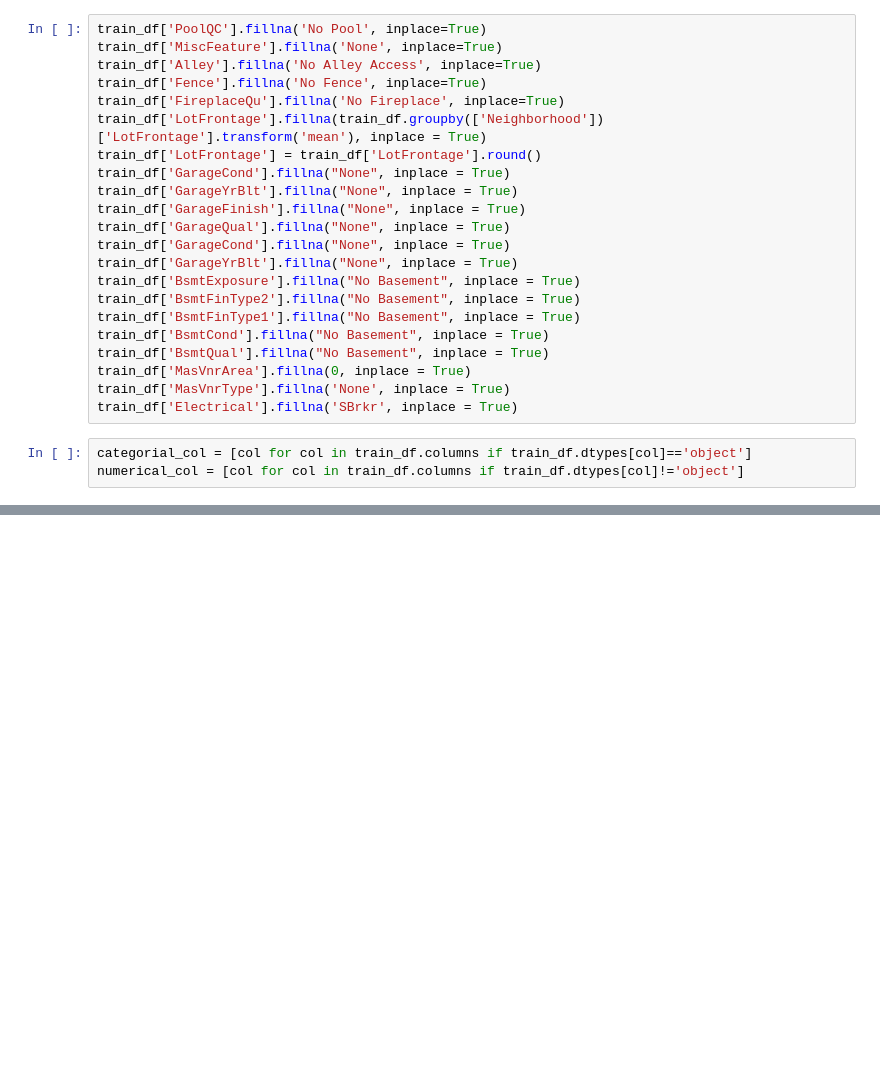
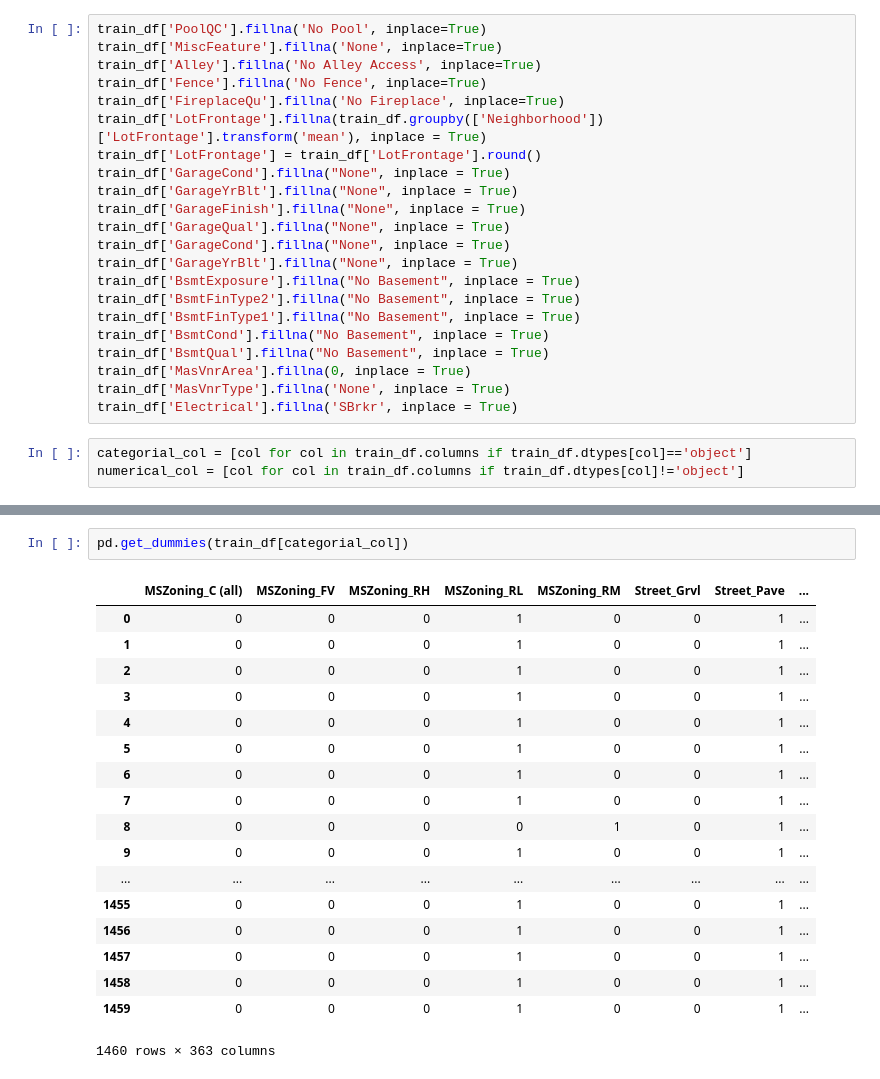
Before and after one commit to brucechyi/DataNerds, a Jupyter notebook: Project.ipynb, the cells around one changed output, grey strips where cells are left out. Saved outputs shown, nothing was run; the diff lists cells and outputs as text; blank space fills up the shorter version.

```diff
--- a/Project.ipynb
+++ b/Project.ipynb
@@ -140,0 +140,21 @@ categorial_col
+# %%
+pd.get_dummies(train_df[categorial_col])
+# %% [output]
+|  | MSZoning_C (all) | MSZoning_FV | MSZoning_RH | MSZoning_RL | MSZoning_RM | Street_Grvl | Street_Pave | ... |
+| 0 | 0 | 0 | 0 | 1 | 0 | 0 | 1 | ... |
+| 1 | 0 | 0 | 0 | 1 | 0 | 0 | 1 | ... |
+| 2 | 0 | 0 | 0 | 1 | 0 | 0 | 1 | ... |
+| 3 | 0 | 0 | 0 | 1 | 0 | 0 | 1 | ... |
+| 4 | 0 | 0 | 0 | 1 | 0 | 0 | 1 | ... |
+| 5 | 0 | 0 | 0 | 1 | 0 | 0 | 1 | ... |
+| 6 | 0 | 0 | 0 | 1 | 0 | 0 | 1 | ... |
+| 7 | 0 | 0 | 0 | 1 | 0 | 0 | 1 | ... |
+| 8 | 0 | 0 | 0 | 0 | 1 | 0 | 1 | ... |
+| 9 | 0 | 0 | 0 | 1 | 0 | 0 | 1 | ... |
+| ... | ... | ... | ... | ... | ... | ... | ... | ... |
+| 1455 | 0 | 0 | 0 | 1 | 0 | 0 | 1 | ... |
+| 1456 | 0 | 0 | 0 | 1 | 0 | 0 | 1 | ... |
+| 1457 | 0 | 0 | 0 | 1 | 0 | 0 | 1 | ... |
+| 1458 | 0 | 0 | 0 | 1 | 0 | 0 | 1 | ... |
+| 1459 | 0 | 0 | 0 | 1 | 0 | 0 | 1 | ... |
+1460 rows × 363 columns
```
Also changed, not shown: parts of 8 cells of this notebook.
